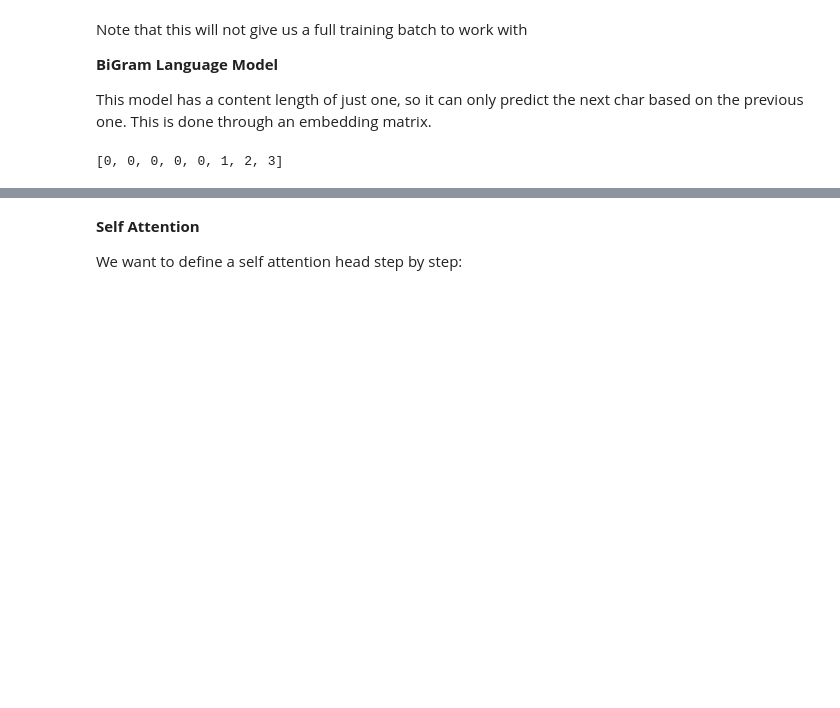
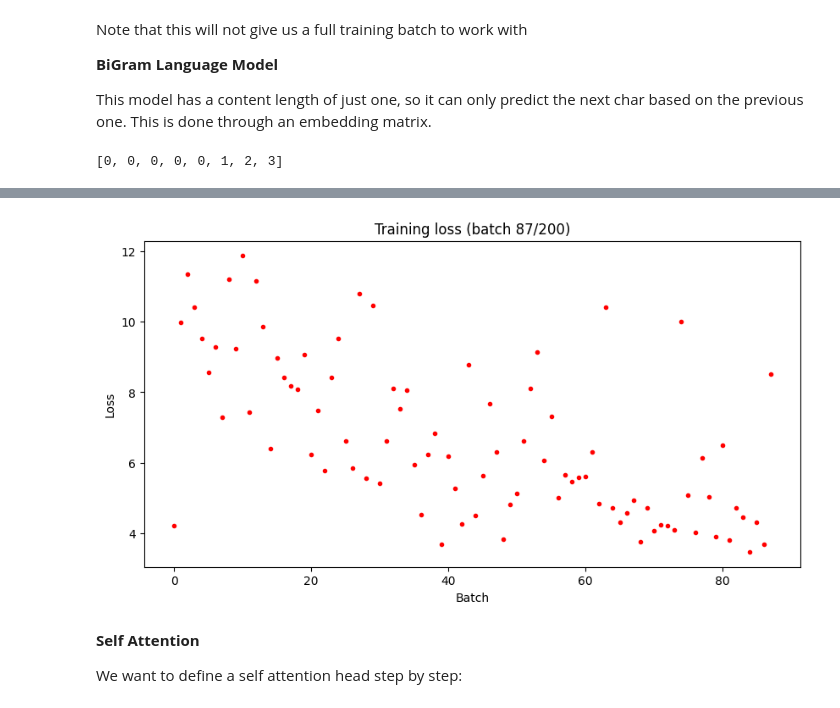
Before and after one commit to felixnext/ml-papers, a Jupyter notebook: basics/transformers_01.ipynb, the cells around one changed output, grey strips where cells are left out. Cells and saved outputs as stored; diff of their text form; code cells hidden in the pictures; blank space fills up the shorter version.

```diff
--- a/basics/transformers_01.ipynb
+++ b/basics/transformers_01.ipynb
@@ -415,3 +404,44 @@ KeyboardInterrupt:
+# %%
+
+# create interactive loss plot
+from IPython.display import clear_output
+
+def train_model(model, lr, batches=400, block_size: int = 8, batch_size: int = 4):
+    # set model to train mode
+    model.train()
+
+    # create the plot
+    fig, ax = plt.subplots(1, 1, figsize=(10, 5))
+    ax.set_xlabel("Batch")
+    ax.set_ylabel("Loss")
+    ax.set_title("Training loss")
+
+    # train the model
+    optim = torch.optim.Adam(model.parameters(), lr=lr)
+    for epoch in range(batches):
+        bx, by = random_batch(train_data, block_size, batch_size)
+        loss = model.loss(bx, by)
+        loss.backward()
+        optim.step()
+        optim.zero_grad()
+
+        # plot the loss as a line
+        ax.set_title(f"Training loss (batch {epoch}/{batches})")
+        ax.plot(epoch, loss.item(), "r.")
+        clear_output(wait=True)
+        display(fig)
+
+    # generate test loss
+    tx, ty = random_batch(test_data, block_size, 100)
+    test_loss = model.loss(tx, ty)
+    print(f"Test Loss: {test_loss}")
+
+train_model(model, .1, batches=200)
+for i in range(10):
+    print(f"--- GENERATING {i} ---")
+    print(model.generate_str())
+# %% [output]
+[figure, added]
 # %% [markdown]
 **Self Attention**
 
```
Also changed, not shown: parts of 8 cells of this notebook, 1 other file.
